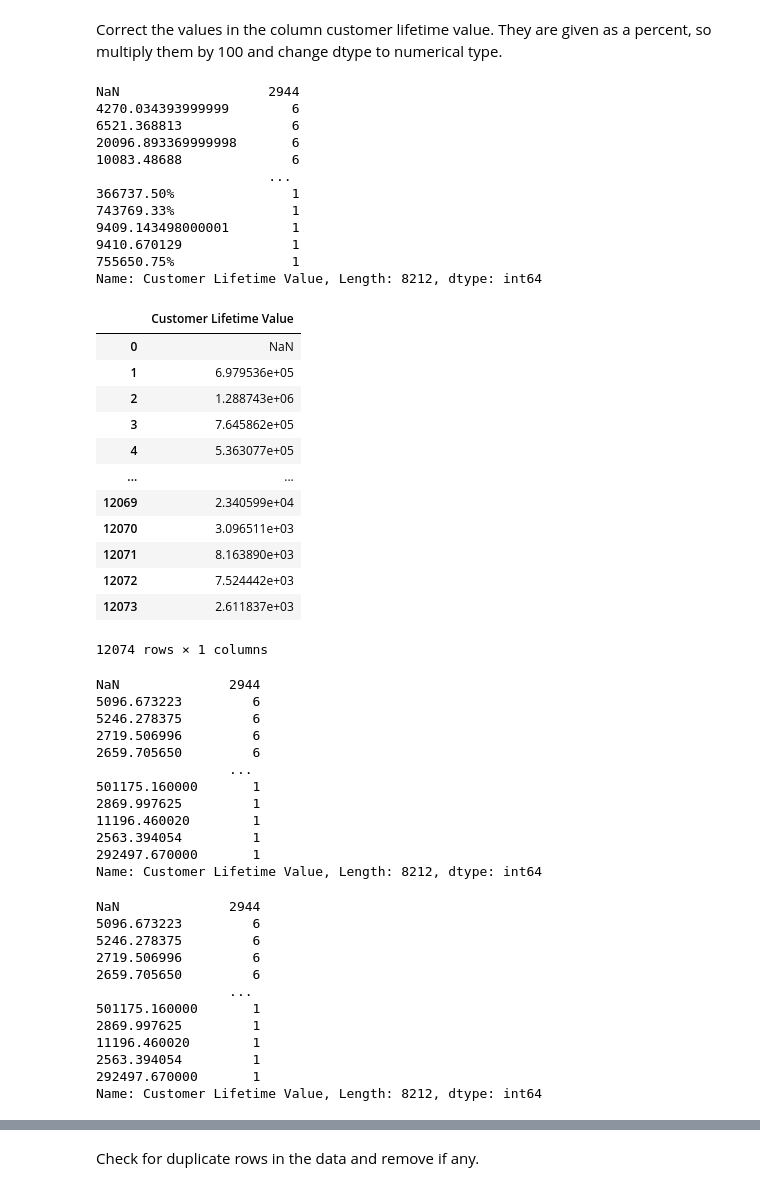
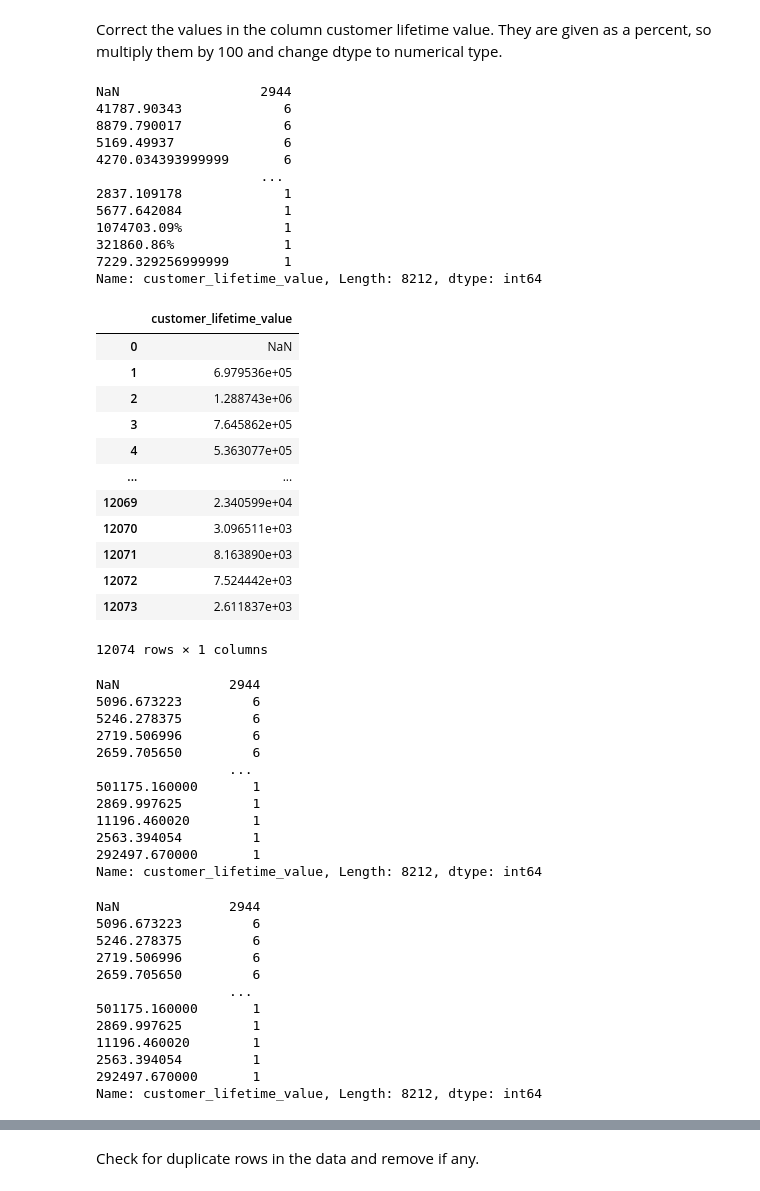
Before and after one commit to dongspark/lab-customer-analysis-round-1, a Jupyter notebook: lab-solution.ipynb, the cells around one changed output, grey strips where cells are left out. Drawn from its saved outputs; the diff is of its cells as text; code cells hidden in the pictures.

```diff
--- a/lab-solution.ipynb
+++ b/lab-solution.ipynb
@@ -87,0 +69,9 @@ Index(['Customer', 'State', 'Gender', 'Education', 'Customer Lifetime Value',
+# %%
+df33=df3.copy()
+cols = []
+for column in df33.columns:
+    cols.append(column.lower())
+df33.columns = cols
+
+df33.columns = df33.columns.to_series().apply(standerlize)
+df33.columns.unique()
@@ -100 +94,11 @@ df3=df3[['Customer', 'State', 'Gender', 'Education', 'Customer Lifetime Value',
+# %%
+df11=df11[['customer', 'state', 'gender', 'education', 'customer_lifetime_value',
+       'income', 'monthly_premium_auto', 'number_of_open_complaints',
+       'total_claim_amount', 'policy_type', 'vehicle_class']]
+df22=df22[['customer', 'state', 'gender', 'education', 'customer_lifetime_value',
+       'income', 'monthly_premium_auto', 'number_of_open_complaints',
+       'total_claim_amount', 'policy_type', 'vehicle_class']]
+df33=df33[['customer', 'state', 'gender', 'education', 'customer_lifetime_value',
+       'income', 'monthly_premium_auto', 'number_of_open_complaints',
+       'total_claim_amount', 'policy_type', 'vehicle_class']]
 # %%
@@ -118,5 +131,5 @@ df3.head()
 # %% [markdown]
 # Concatenate the three dataframes
 # %%
-data=pd.concat([df1,df2, df3], axis=0,ignore_index=True)
+data=pd.concat([df11,df22,df33], axis=0,ignore_index=True)
 # %%
@@ -159,7 +183,7 @@ memory usage: 1.0+ MB
 # %% [markdown]
 Delete the column education and the number of open complaints from the dataframe.
 # %%
-data = data.drop(['Education','Number of Open Complaints'], axis=1)
+data = data.drop(['education','number_of_open_complaints'], axis=1)
 # %%
 data.columns.unique()
 # %% [output]
@@ -172,40 +196,40 @@ Correct the values in the column customer lifetime value. They are given as a pe
 # %%
 data2=data.copy()
 
-data2['Customer Lifetime Value'].value_counts(dropna=False)
+data2['customer_lifetime_value'].value_counts(dropna=False)
 # %% [output]
-NaN                   2944
-4270.034393999999        6
-6521.368813              6
-20096.893369999998       6
-10083.48688              6
-                      ...
-366737.50%               1
-743769.33%               1
-9409.143498000001        1
-9410.670129              1
-755650.75%               1
-Name: Customer Lifetime Value, Length: 8212, dtype: int64
+NaN                  2944
+41787.90343             6
+8879.790017             6
+5169.49937              6
+4270.034393999999       6
+                     ...
+2837.109178             1
+5677.642084             1
+1074703.09%             1
+321860.86%              1
+7229.329256999999       1
+Name: customer_lifetime_value, Length: 8212, dtype: int64
 # %%
 def clean_median2(x): #remove the values that contains '%'
     if (isinstance(x,float)):
         return x
     elif (isinstance(x,int)):
         return float(x)
     else:
         temp = ""
         for index, value in enumerate(x):
             if (value.isdigit()== True or (value in [".","-"])):
                 temp += value
         x = float(temp)
         return x
 
-data2['Customer Lifetime Value'] = list(map(clean_median2,data2['Customer Lifetime Value']))
-data2[['Customer Lifetime Value']]
+data2['customer_lifetime_value'] = list(map(clean_median2,data2['customer_lifetime_value']))
+data2[['customer_lifetime_value']]
 #data2['Customer Lifetime Value'] = data2['Customer Lifetime Value'].apply(clean_string)
 #data2['Customer Lifetime Value'] = list(map(clean_median,data2['Customer Lifetime Value']))
 # %% [output]
-|  | Customer Lifetime Value |
+|  | customer_lifetime_value |
 | 0 | NaN |
 | 1 | 6.979536e+05 |
 | 2 | 1.288743e+06 |
@@ -219,7 +243,7 @@ data2[['Customer Lifetime Value']]
 | 12073 | 2.611837e+03 |
 12074 rows × 1 columns
 # %%
-data2['Customer Lifetime Value'].value_counts(dropna=False)
+data2['customer_lifetime_value'].value_counts(dropna=False)
 # %% [output]
 NaN              2944
 5096.673223         6
@@ -232,5 +256,5 @@ NaN              2944
 11196.460020        1
 2563.394054         1
 292497.670000       1
-Name: Customer Lifetime Value, Length: 8212, dtype: int64
+Name: customer_lifetime_value, Length: 8212, dtype: int64
 # %%
@@ -238,5 +262,5 @@ data2['Customer Lifetime Value'] =  pd.to_numeric(data2['Customer Lifetime Value
 # %%
-data2['Customer Lifetime Value'].value_counts(dropna=False)
+data2['customer_lifetime_value'].value_counts(dropna=False)
 # %% [output]
 NaN              2944
 5096.673223         6
@@ -249,5 +273,5 @@ NaN              2944
 11196.460020        1
 2563.394054         1
 292497.670000       1
-Name: Customer Lifetime Value, Length: 8212, dtype: int64
+Name: customer_lifetime_value, Length: 8212, dtype: int64
 # %%
```
Also changed, not shown: parts of 37 cells of this notebook.
